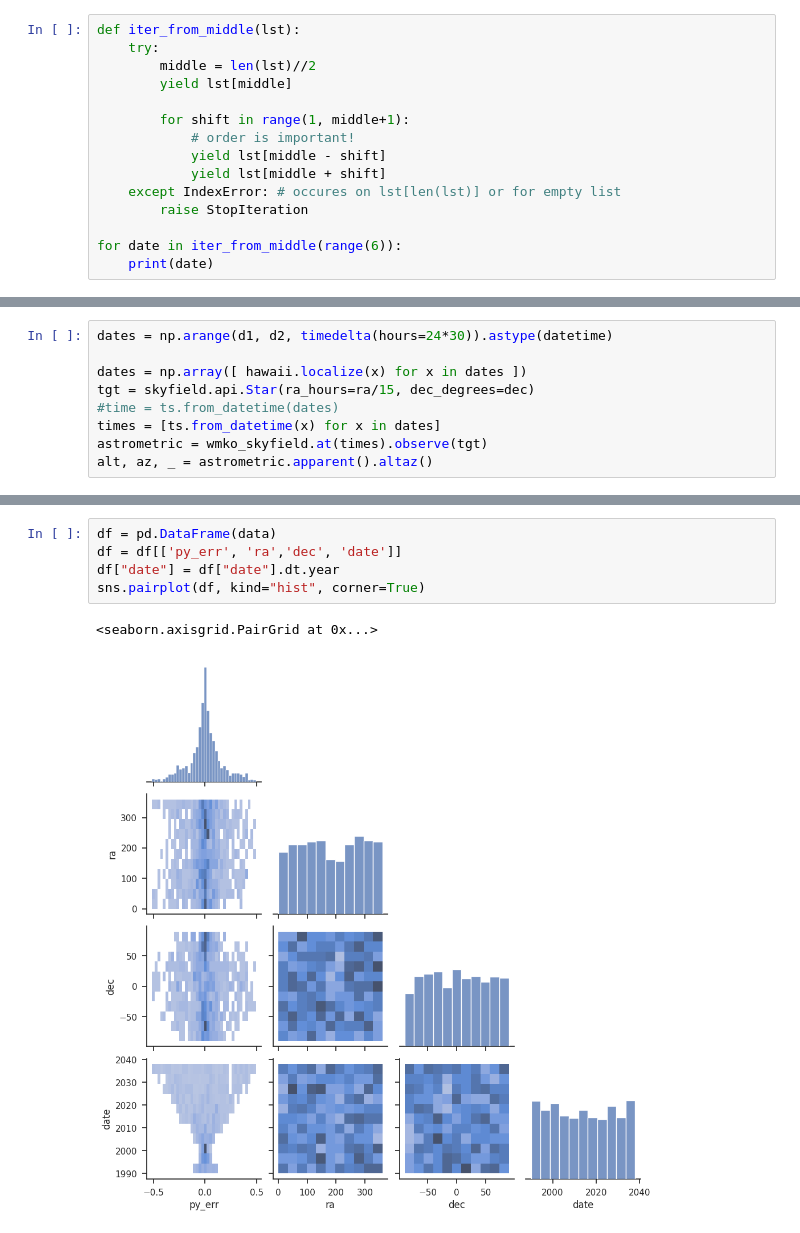
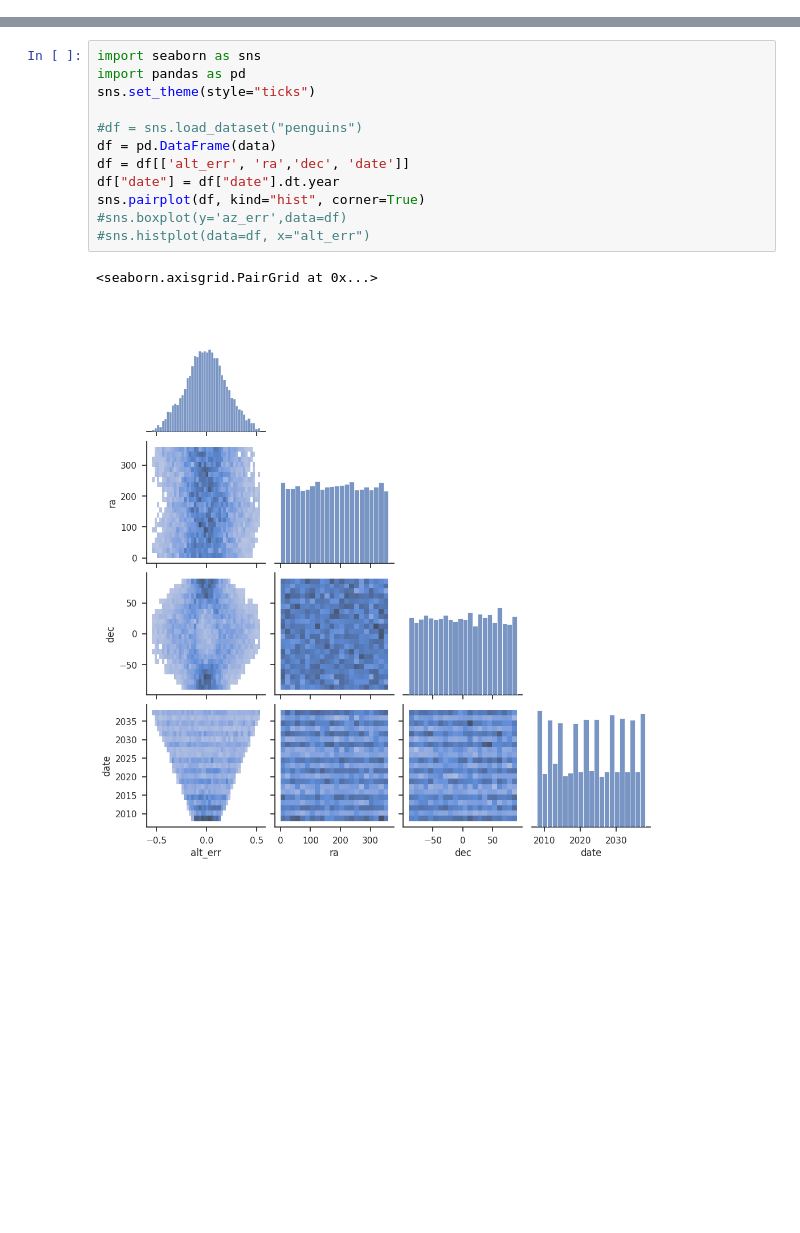
Before and after one commit to KeckObservatory/KPF-Community-Cadence, a Jupyter notebook: verify_python.ipynb, the cells around one changed output, grey strips where cells are left out. Drawn from its saved outputs; the diff is of its cells as text; blank space fills up the shorter version.

```diff
--- a/verify_python.ipynb
+++ b/verify_python.ipynb
@@ -228,15 +79,0 @@ True
-# %%
-def iter_from_middle(lst):
-    try:
-        middle = len(lst)//2
-        yield lst[middle]
-
-        for shift in range(1, middle+1):
-            # order is important!
-            yield lst[middle - shift]
-            yield lst[middle + shift]
-    except IndexError: # occures on lst[len(lst)] or for empty list
-        raise StopIteration
-
-for date in iter_from_middle(range(6)):
-    print(date)
@@ -251,9 +79,0 @@ RuntimeError: generator raised StopIteration
-# %%
-dates = np.arange(d1, d2, timedelta(hours=24*30)).astype(datetime)
-
-dates = np.array([ hawaii.localize(x) for x in dates ])
-tgt = skyfield.api.Star(ra_hours=ra/15, dec_degrees=dec)
-#time = ts.from_datetime(dates)
-times = [ts.from_datetime(x) for x in dates]
-astrometric = wmko_skyfield.at(times).observe(tgt)
-alt, az, _ = astrometric.apparent().altaz()
@@ -309,11 +139,18 @@ for _ in range(10**3):
 # %%
+import seaborn as sns
+import pandas as pd
+sns.set_theme(style="ticks")
+
+#df = sns.load_dataset("penguins")
 df = pd.DataFrame(data)
-df = df[['py_err', 'ra','dec', 'date']]
+df = df[['alt_err', 'ra','dec', 'date']]
 df["date"] = df["date"].dt.year
 sns.pairplot(df, kind="hist", corner=True)
+#sns.boxplot(y='az_err',data=df)
+#sns.histplot(data=df, x="alt_err")
 # %% [output]
 <seaborn.axisgrid.PairGrid at 0x...>
-[figure, old version]
+[figure, new version]
 # %%
 df.head()
 # %% [output]
```
Also changed, not shown: parts of 13 cells of this notebook, 54 other files.
